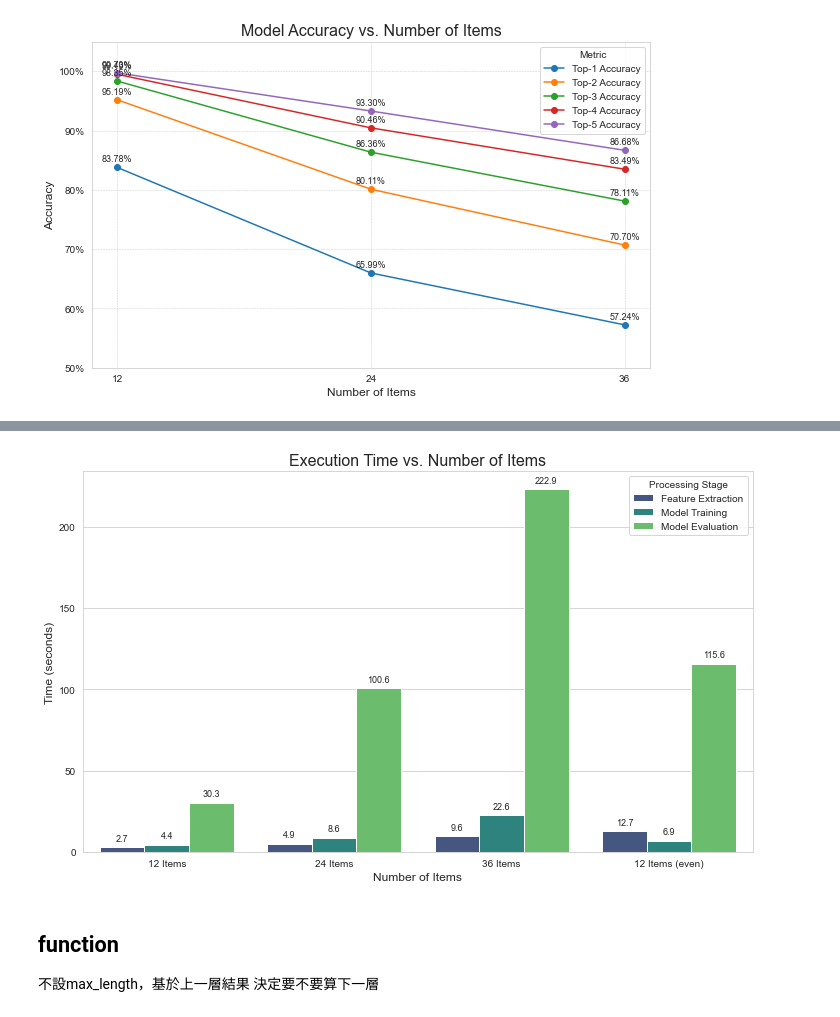
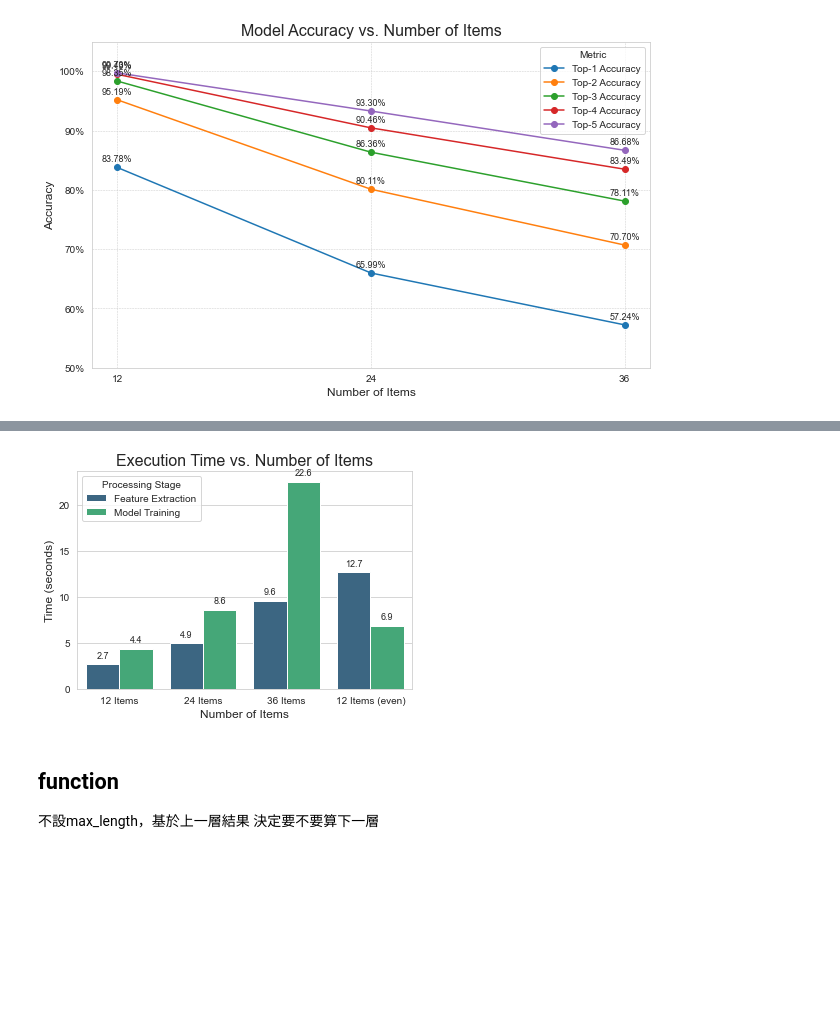
Before and after one commit to zoezou9/fp_mining, a Jupyter notebook: fp_mining_stream.ipynb, the cells around one changed output, grey strips where cells are left out. Cells and saved outputs as stored; diff of their text form; code cells hidden in the pictures; blank space fills up the shorter version.

```diff
--- a/fp_mining_stream.ipynb
+++ b/fp_mining_stream.ipynb
@@ -395,39 +395,39 @@ sns.set_style("whitegrid")
 time_data = {
     'Number of Items': ["12 Items", "24 Items", "36 Items", "12 Items (even)"],
     'Feature Extraction': [2.68, 4.94, 9.55, 12.67],
-    'Model Training': [4.37, 8.57, 22.55, 6.86],
-    'Model Evaluation': [30.32, 100.61, 222.93, 115.64]
+    'Model Training': [4.37, 8.57, 22.55, 6.86]#,
+    # 'Model Evaluation': [30.32, 100.61, 222.93, 115.64]
 }
 
 
 df_time = pd.DataFrame(time_data)
 
 # Melt the dataframe to prepare for grouped bar plot
 df_time_melted = df_time.melt(id_vars='Number of Items', var_name='Processing Stage', value_name='Time (seconds)')
 
 # --- Plotting ---
-plt.figure(figsize=(12, 7))
+# plt.figure(figsize=(12, 7))
 ax = sns.barplot(data=df_time_melted, x='Number of Items', y='Time (seconds)', hue='Processing Stage', palette='viridis')
 
 # --- Formatting ---
 plt.title('Execution Time vs. Number of Items', fontsize=16)
 plt.xlabel('Number of Items', fontsize=12)
 plt.ylabel('Time (seconds)', fontsize=12)
 plt.legend(title='Processing Stage')
 
 # Add value labels on top of each bar
 for p in ax.patches:
     ax.annotate(f'{p.get_height():.1f}',
                 (p.get_x() + p.get_width() / 2., p.get_height()),
                 ha='center', va='center',
                 xytext=(0, 9),
                 textcoords='offset points',
                 fontsize=9)
 
 # Show the plot
 plt.show()
 # %% [output]
-[figure, old version]
+[figure, new version]
 # %%
 # --- Data Preparation ---
 # Data from your three comparable experiments (12, 24, 36 items)
```
Also changed, not shown: parts of 15 cells of this notebook, 7 other files.
